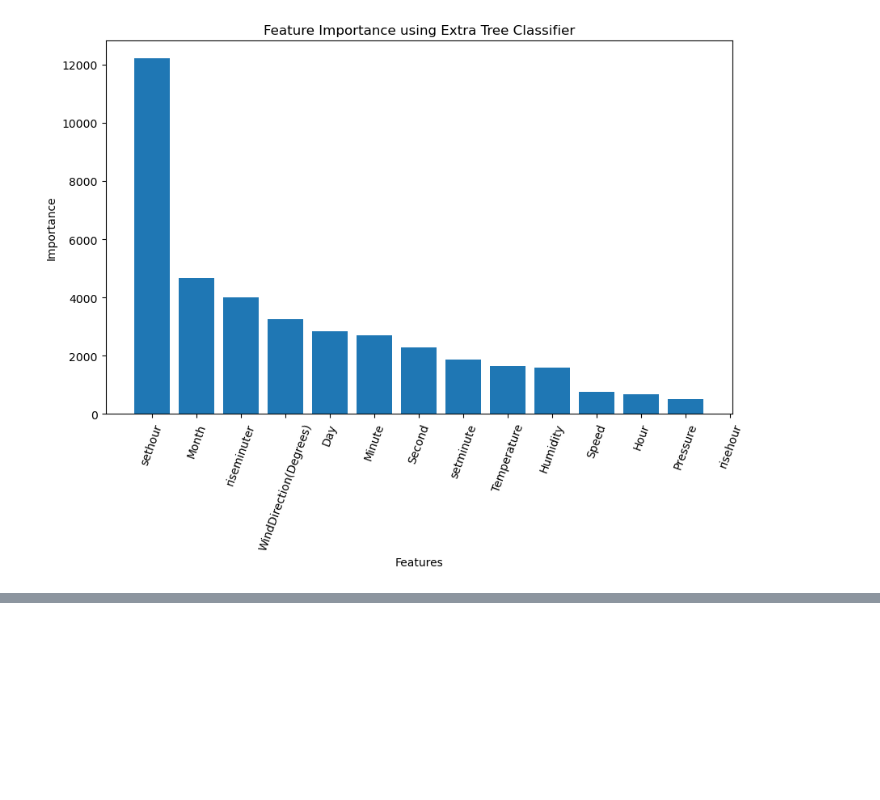
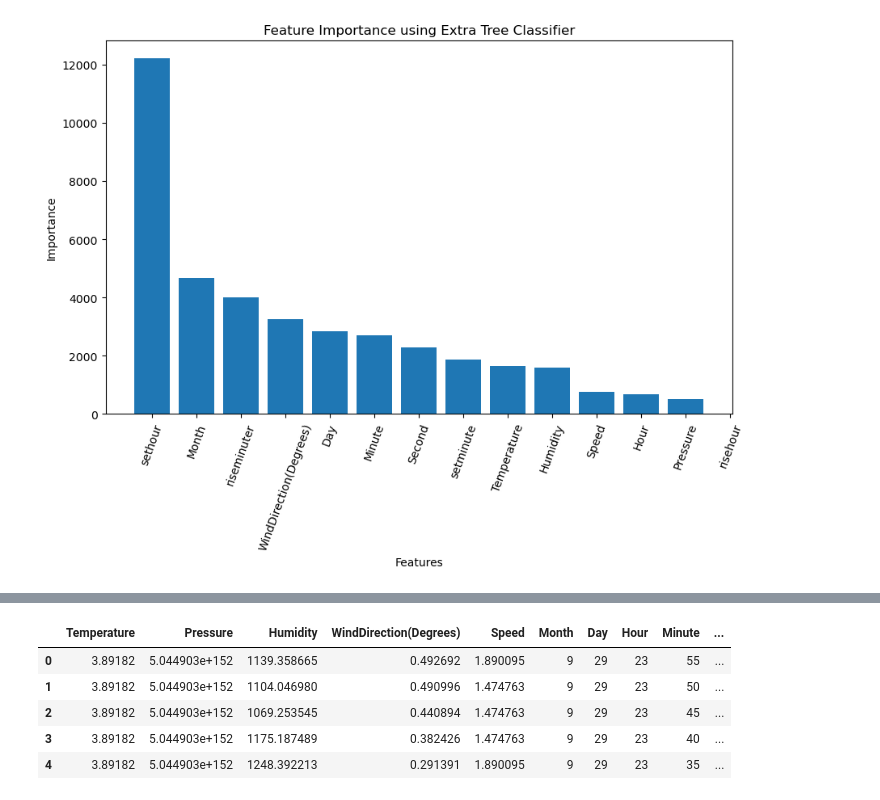
Before and after one commit to ArpitTripathi945/Solar_Irradiance_Prediction, a Jupyter notebook: Solar_Irradiance.ipynb, the cells around one changed output, grey strips where cells are left out. Saved outputs shown, nothing was run; the diff lists cells and outputs as text; code cells hidden in the pictures; blank space fills up the shorter version.

```diff
--- a/Solar_Irradiance.ipynb
+++ b/Solar_Irradiance.ipynb
@@ -285,0 +315,20 @@ plt.show()
+# %%
+# set the transformations required
+transform = {'Temperature' : (input_features['Temperature']+1).transform(np.log),
+             'Pressure': stats.boxcox(input_features['Pressure']+1)[0],
+            'Humidity' : stats.boxcox(input_features['Humidity']+1)[0],
+            'Speed' : (input_features['Speed']+1).transform(np.log),
+            'WindDirection(Degrees)' : MinMaxScaler().fit_transform(
+                np.array(input_features['WindDirection(Degrees)']).reshape(-1, 1))}
+
+for i in transform:
+    input_features[i] = transform[i]
+# %%
+input_features.head()
+# %% [output]
+|  | Temperature | Pressure | Humidity | WindDirection(Degrees) | Speed | Month | Day | Hour | Minute | ... |
+| 0 | 3.89182 | 5.044903e+152 | 1139.358665 | 0.492692 | 1.890095 | 9 | 29 | 23 | 55 | ... |
+| 1 | 3.89182 | 5.044903e+152 | 1104.046980 | 0.490996 | 1.474763 | 9 | 29 | 23 | 50 | ... |
+| 2 | 3.89182 | 5.044903e+152 | 1069.253545 | 0.440894 | 1.474763 | 9 | 29 | 23 | 45 | ... |
+| 3 | 3.89182 | 5.044903e+152 | 1175.187489 | 0.382426 | 1.474763 | 9 | 29 | 23 | 40 | ... |
+| 4 | 3.89182 | 5.044903e+152 | 1248.392213 | 0.291391 | 1.890095 | 9 | 29 | 23 | 35 | ... |
```
Also changed, not shown: parts of 3 cells of this notebook.
